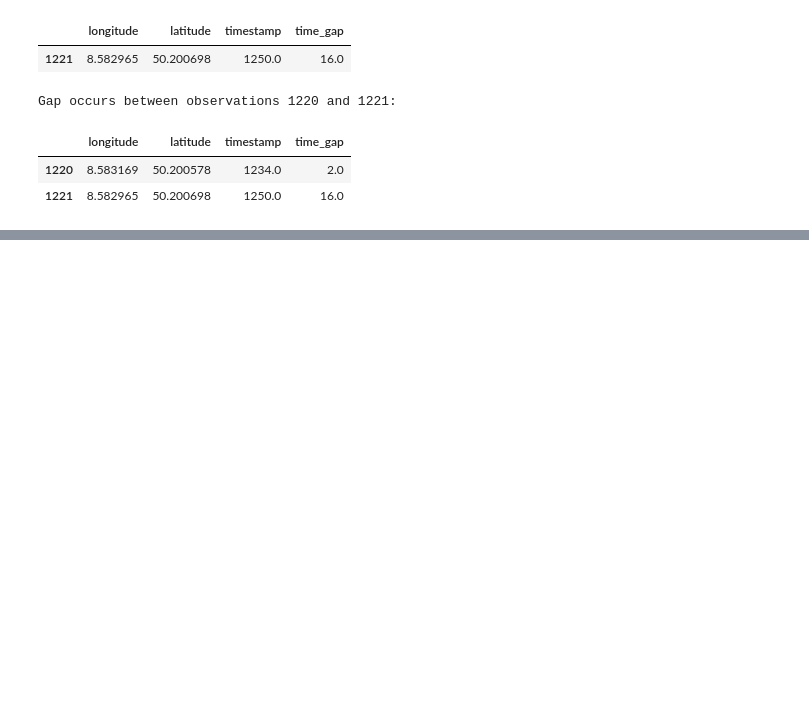
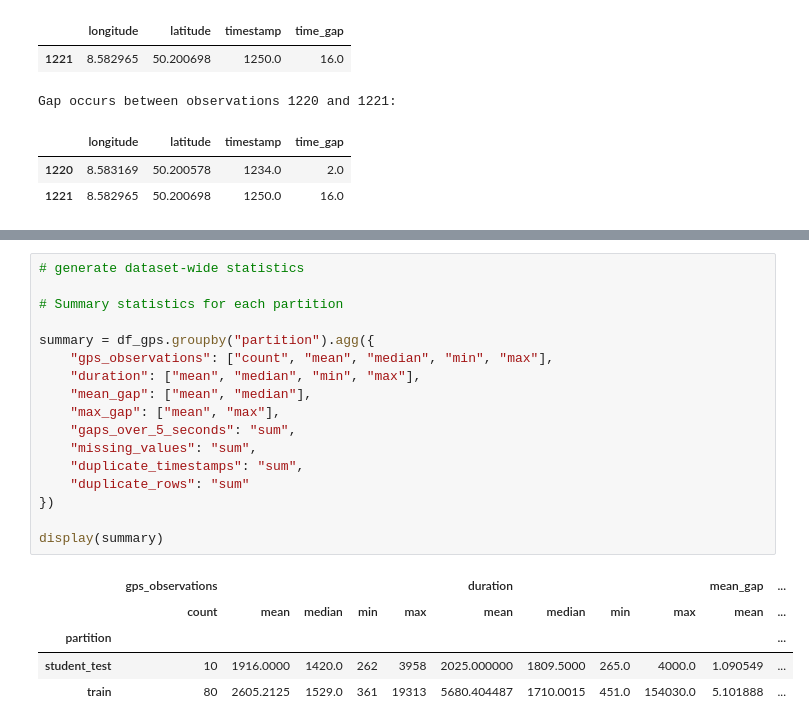
Before and after one commit to idwmu/ML-18_11-E-7, a Jupyter notebook: data_processing/eda.ipynb, the cells around one changed output, grey strips where cells are left out. Cells and saved outputs as stored; diff of their text form; blank space fills up the shorter version.

Commit message:
feat: Perform sample EDA for complete dataset

```diff
--- a/data_processing/eda.ipynb
+++ b/data_processing/eda.ipynb
@@ -248,0 +319,23 @@ Gap occurs between observations 1220 and 1221:
+# %%
+# generate dataset-wide statistics
+
+# Summary statistics for each partition
+
+summary = df_gps.groupby("partition").agg({
+    "gps_observations": ["count", "mean", "median", "min", "max"],
+    "duration": ["mean", "median", "min", "max"],
+    "mean_gap": ["mean", "median"],
+    "max_gap": ["mean", "max"],
+    "gaps_over_5_seconds": "sum",
+    "missing_values": "sum",
+    "duplicate_timestamps": "sum",
+    "duplicate_rows": "sum"
+})
+
+display(summary)
+# %% [output]
+|  | gps_observations |  |  |  |  | duration |  |  |  | mean_gap | ... |
+|  | count | mean | median | min | max | mean | median | min | max | mean | ... |
+| partition |  |  |  |  |  |  |  |  |  |  | ... |
+| student_test | 10 | 1916.0000 | 1420.0 | 262 | 3958 | 2025.000000 | 1809.5000 | 265.0 | 4000.0 | 1.090549 | ... |
+| train | 80 | 2605.2125 | 1529.0 | 361 | 19313 | 5680.404487 | 1710.0015 | 451.0 | 154030.0 | 5.101888 | ... |
```
Also changed, not shown: parts of 3 cells of this notebook, 2 other files.
